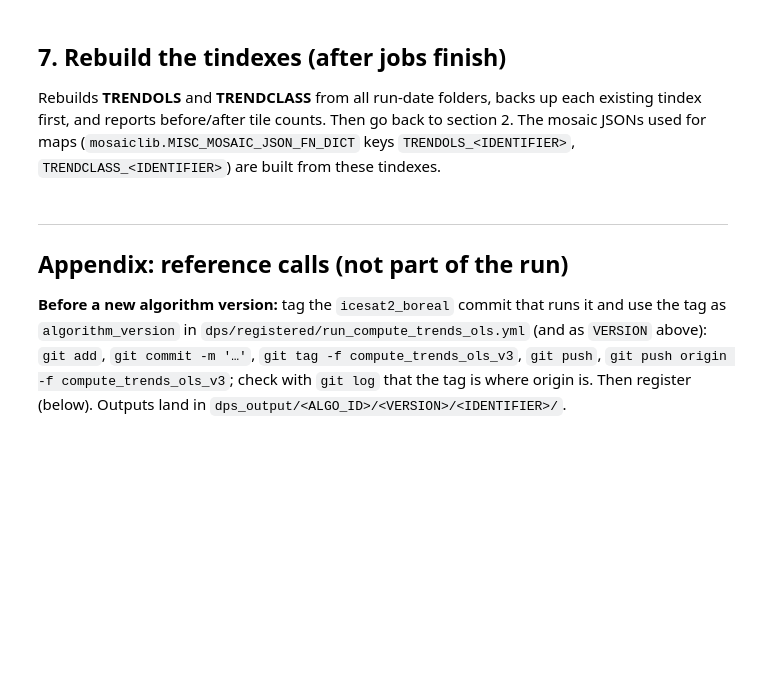
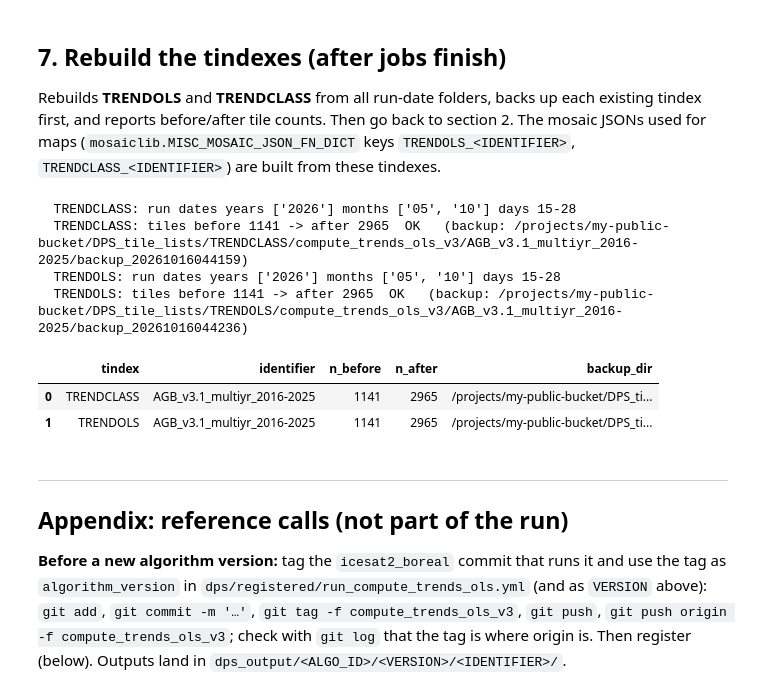
Before and after one commit to pahbs/circumpolar_boreal_trends, a Jupyter notebook: notebooks/DPS_runners/DPS_compute_trends_v2.ipynb, the cells around one changed output. Saved outputs shown, nothing was run; the diff lists cells and outputs as text; code cells hidden in the pictures; blank space fills up the shorter version.

```diff
--- a/notebooks/DPS_runners/DPS_compute_trends_v2.ipynb
+++ b/notebooks/DPS_runners/DPS_compute_trends_v2.ipynb
@@ -402,10 +437,18 @@ Rebuilds **TRENDOLS** and **TRENDCLASS** from all run-date folders, backs up eac
 before/after tile counts. Then go back to section 2. The mosaic JSONs used for maps (`mosaiclib.MISC_MOSAIC_JSON_FN_DICT`
 keys `TRENDOLS_<IDENTIFIER>`, `TRENDCLASS_<IDENTIFIER>`) are built from these tindexes.
 # %%
-DO_REBUILD_TINDEX = False   # set True after jobs finish
+DO_REBUILD_TINDEX = True   # set True after jobs finish
 if DO_REBUILD_TINDEX:
     rebuilt = [rebuild_tindex(t) for t in TINDEX_TYPES]
     display(pd.DataFrame([r for r in rebuilt if r]))
+# %% [output]
+  TRENDCLASS: run dates years ['2026'] months ['05', '10'] days 15-28
+  TRENDCLASS: tiles before 1141 -> after 2965  OK   (backup: /projects/my-public-bucket/DPS_tile_lists/TRENDCLASS/compute_trends_ols_v3/AGB_v3.1_multiyr_2016-2025/backup_20261016044159)
+  TRENDOLS: run dates years ['2026'] months ['05', '10'] days 15-28
+  TRENDOLS: tiles before 1141 -> after 2965  OK   (backup: /projects/my-public-bucket/DPS_tile_lists/TRENDOLS/compute_trends_ols_v3/AGB_v3.1_multiyr_2016-2025/backup_20261016044236)
+|  | tindex | identifier | n_before | n_after | backup_dir |
+| 0 | TRENDCLASS | AGB_v3.1_multiyr_2016-2025 | 1141 | 2965 | /projects/my-public-bucket/DPS_ti... |
+| 1 | TRENDOLS | AGB_v3.1_multiyr_2016-2025 | 1141 | 2965 | /projects/my-public-bucket/DPS_ti... |
 # %% [markdown]
 ---
 ## Appendix: reference calls (not part of the run)
```
Also changed, not shown: parts of 10 cells of this notebook.
